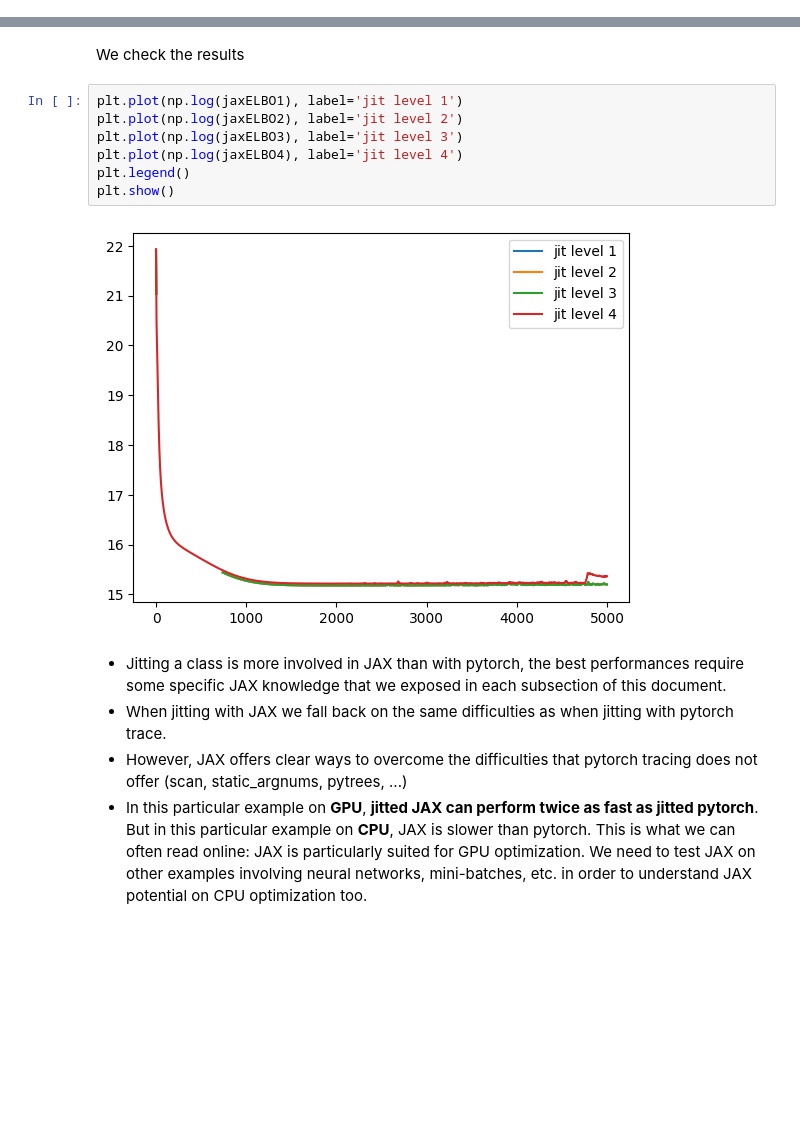
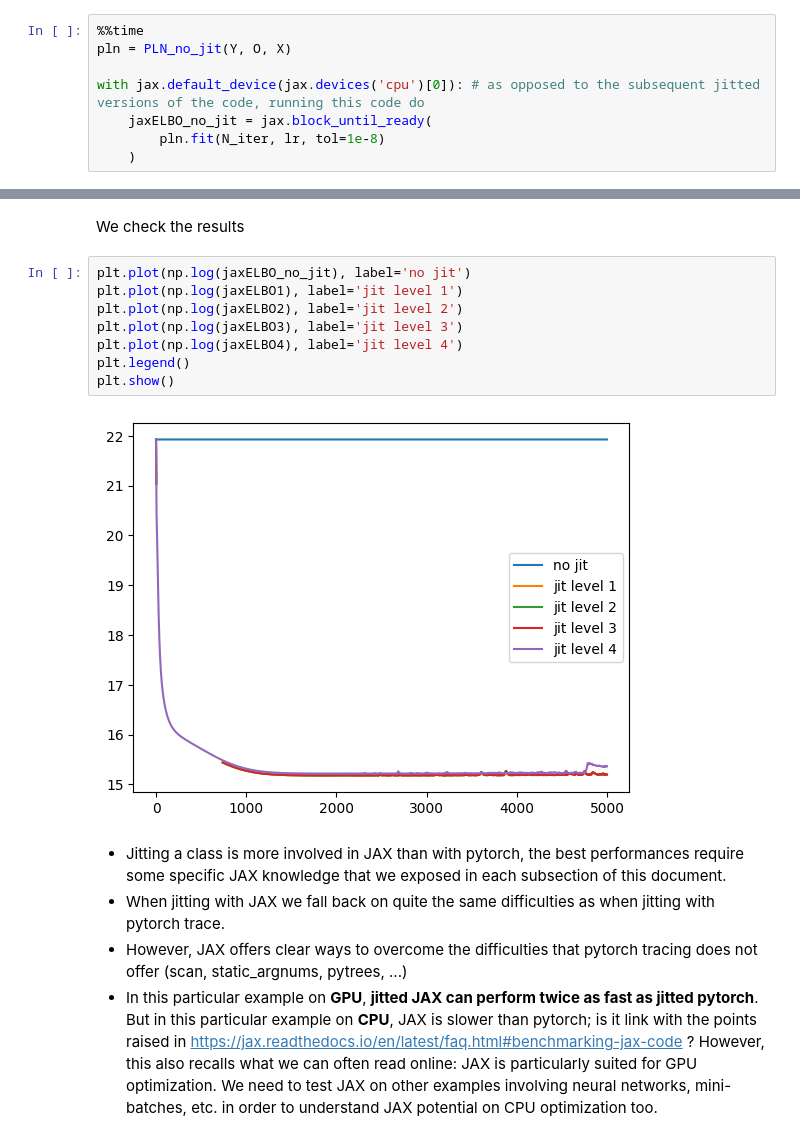
Before and after one commit to StateOfTheR/finistR2023, a Jupyter notebook: jit-example-pln-jax.ipynb, the cells around one changed output, grey strips where cells are left out. Cells and saved outputs as stored; diff of their text form; blank space fills up the shorter version.

Commit message:
almost complete first version. Need review and checking optax

```diff
--- a/jit-example-pln-jax.ipynb
+++ b/jit-example-pln-jax.ipynb
@@ -38,0 +118,8 @@ lr = 1e-4
+# %%
+%%time
+pln = PLN_no_jit(Y, O, X)
+
+with jax.default_device(jax.devices('cpu')[0]): # as opposed to the subsequent jitted versions of the code, running this code do
+    jaxELBO_no_jit = jax.block_until_ready(
+        pln.fit(N_iter, lr, tol=1e-8)
+    )
@@ -496,16 +608,17 @@ Wall time: 15 s
 # %% [markdown]
 We check the results
 # %%
+plt.plot(np.log(jaxELBO_no_jit), label='no jit')
 plt.plot(np.log(jaxELBO1), label='jit level 1')
 plt.plot(np.log(jaxELBO2), label='jit level 2')
 plt.plot(np.log(jaxELBO3), label='jit level 3')
 plt.plot(np.log(jaxELBO4), label='jit level 4')
 plt.legend()
 plt.show()
 # %% [output]
-[figure, old version]
+[figure, new version]
 # %% [markdown]
 - Jitting a class is more involved in JAX than with pytorch, the best performances require some specific JAX knowledge that we exposed in each subsection of this document.
-- When jitting with JAX we fall back on the same difficulties as when jitting with pytorch trace.
+- When jitting with JAX we fall back on quite the same difficulties as when jitting with pytorch trace.
 - However, JAX offers clear ways to overcome the difficulties that pytorch tracing does not offer (scan, static_argnums, pytrees, ...)
-- In this particular example on **GPU**, **jitted JAX can perform twice as fast as jitted pytorch**. But in this particular example on **CPU**, JAX is slower than pytorch. This is what we can often read online: JAX is particularly suited for GPU optimization. We need to test JAX on other examples involving neural networks, mini-batches, etc. in order to understand JAX potential on CPU optimization too.
+- In this particular example on **GPU**, **jitted JAX can perform twice as fast as jitted pytorch**. But in this particular example on **CPU**, JAX is slower than pytorch; is it link with the points raised in [https://jax.readthedocs.io/en/latest/faq.html#benchmarking-jax-code](https://jax.readthedocs.io/en/latest/faq.html#benchmarking-jax-code) ? However, this also recalls what we can often read online: JAX is particularly suited for GPU optimization. We need to test JAX on other examples involving neural networks, mini-batches, etc. in order to understand JAX potential on CPU optimization too.
```
Also changed, not shown: parts of 28 cells of this notebook.
